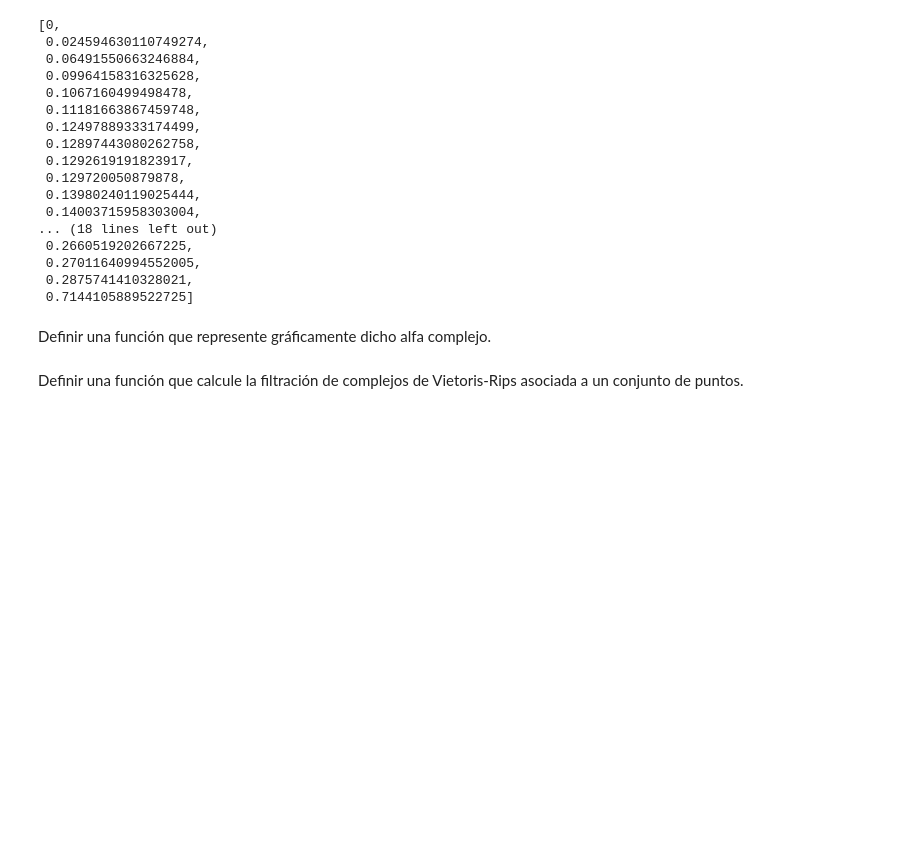
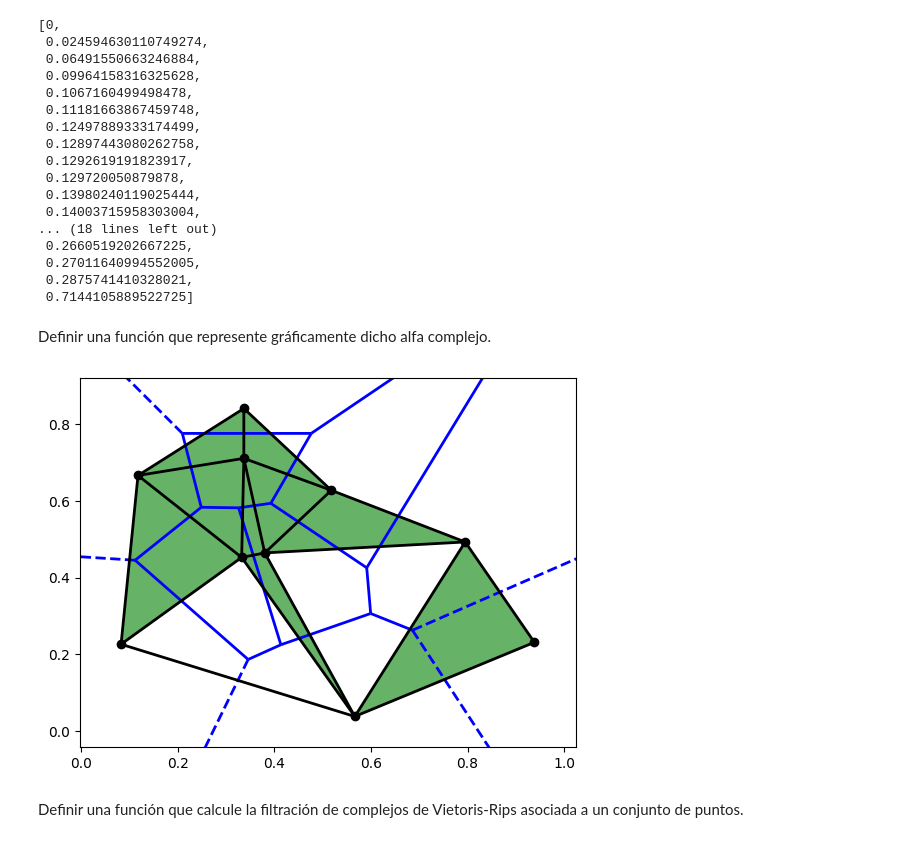
Before and after one commit to panchooglez/TopoAplicada, a Jupyter notebook: ejs/2.ipynb, the cells around one changed output. Cells and saved outputs as stored; diff of their text form; code cells hidden in the pictures; blank space fills up the shorter version.

Commit message:
alfaComplejos

```diff
--- a/ejs/2.ipynb
+++ b/ejs/2.ipynb
@@ -172,5 +172,18 @@ class AlfaComplejo:
         - Lista de valores de alfa únicos ordenados.
         """
         return sorted(set(self.alpha_values.values()))
+
+
+    def sublevel(self, threshold):
+        """
+        Obtiene los símplices cuyo valor de alfa es menor o igual a un umbral dado.
+
+        Parámetros:
+        - threshold: Umbral de alfa.
+
+        Retorna:
+        - Lista de símplices cuyo valor de alfa es menor o igual al umbral.
+        """
+        return [simplex for simplex, alpha in self.alpha_values.items() if alpha <= threshold]
 # %%
 points=np.array([(0.38021546727456423, 0.46419202339598786), (0.7951628297672293, 0.49263630135869474), (0.566623772375203, 0.038325621649018426), (0.3369306814864865, 0.7103735061134965), (0.08272837815822842, 0.2263273314352896), (0.5180166301873989, 0.6271769943824689), (0.33691411899985035, 0.8402045183219995), (0.33244488399729255, 0.4524636520475205), (0.11778991601260325, 0.6657734204021165), (0.9384303415747769, 0.2313873874340855)])
@@ -220,7 +229,26 @@ alpha.thresholdvalues()
  0.27011640994552005,
  0.2875741410328021,
  0.7144105889522725]
+# %%
+K=alpha.sublevel(0.26)
 # %% [markdown]
 Definir una función que represente gráficamente dicho alfa complejo.
+# %%
+# Dada una lista de simplices, plotalpha representa el alfa comlejo sobre el diagraa de Voronoi
+def plotalpha(points, K):
+    vor = Voronoi(points)
+    fig = voronoi_plot_2d(vor, show_vertices=False, line_width=2, line_colors='blue')
+    plt.plot(points[:,0], points[:,1], 'ko')
+    for simplex in K:
+        vertices = points[list(simplex)]
+        if len(vertices) == 2:
+            plt.plot(vertices[:,0], vertices[:,1], 'k-', lw=2)
+        elif len(vertices) == 3:
+            plt.fill(vertices[:,0], vertices[:,1], 'g', alpha=0.6)
+    plt.show()
+# %%
+plotalpha(points, K)
+# %% [output]
+[figure, added]
 # %% [markdown]
 Definir una función que calcule la filtración de complejos de Vietoris-Rips asociada a un conjunto de puntos.
```
Also changed, not shown: parts of 1 cell of this notebook.
